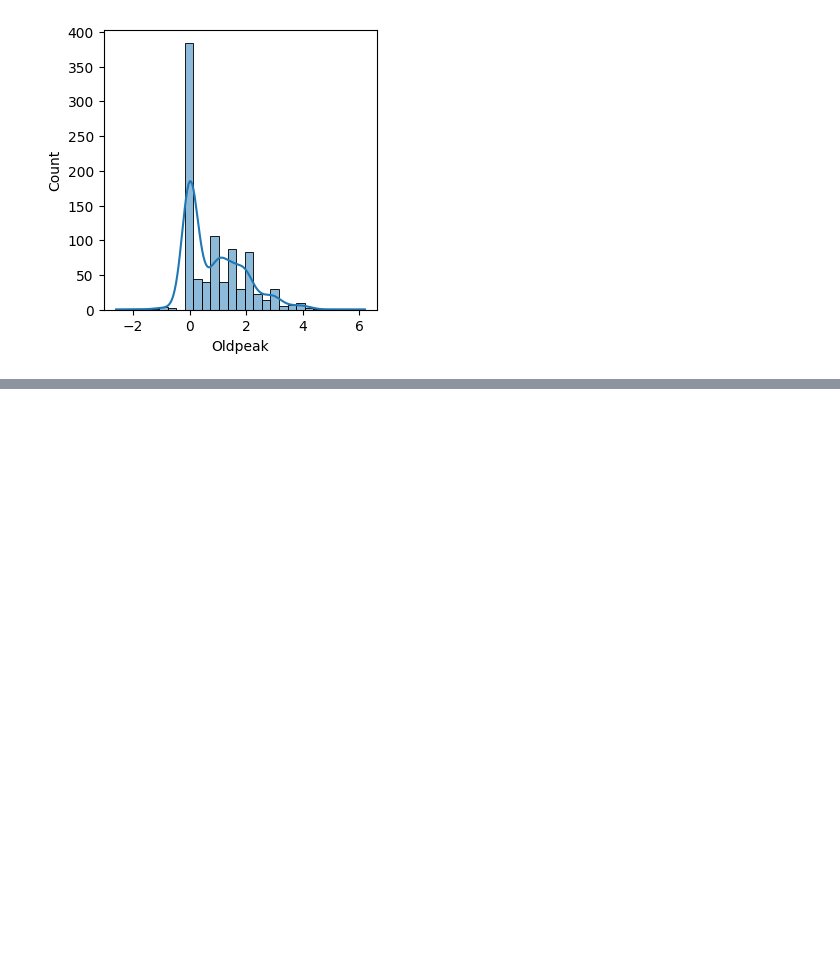
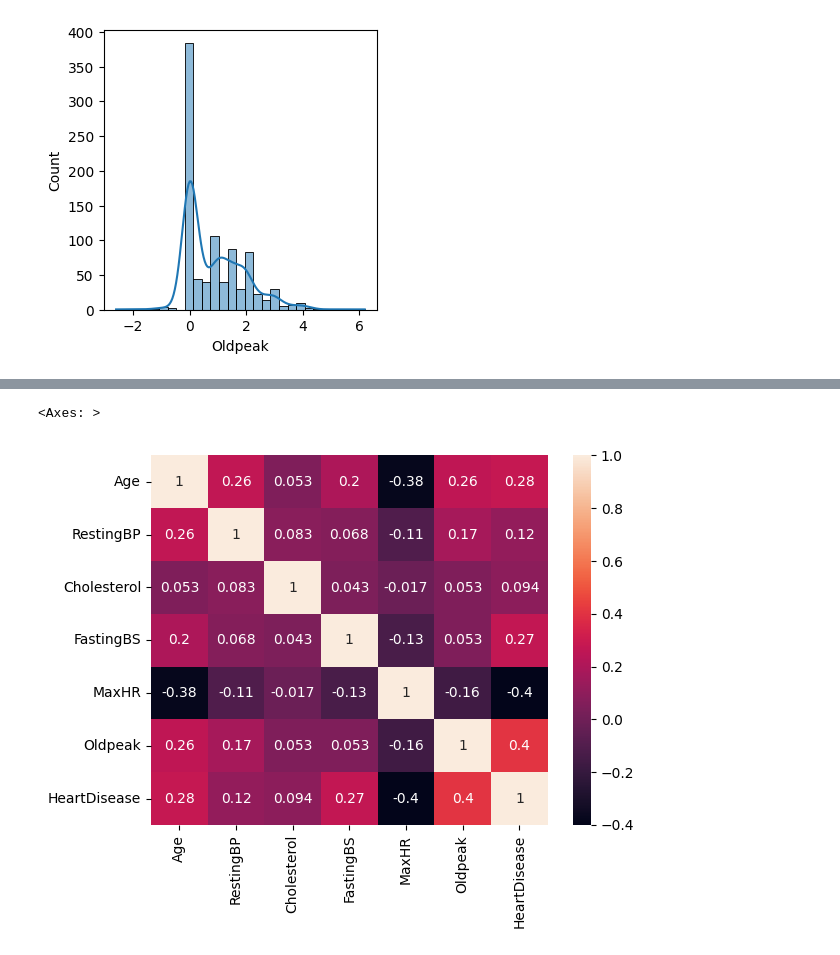
Before and after one commit to Kabeer07-dev/MachineLearning, a Jupyter notebook: heart.ipynb, the cells around one changed output, grey strips where cells are left out. Saved outputs shown, nothing was run; the diff lists cells and outputs as text; code cells hidden in the pictures; blank space fills up the shorter version.

```diff
--- a/heart.ipynb
+++ b/heart.ipynb
@@ -98,0 +114,5 @@ for i,feature in enumerate(numeric_feature):
+# %%
+sns.heatmap(df.corr(numeric_only=True),annot=True)
+# %% [output]
+<Axes: >
+[figure, added]
```
Also changed, not shown: parts of 3 cells of this notebook.
